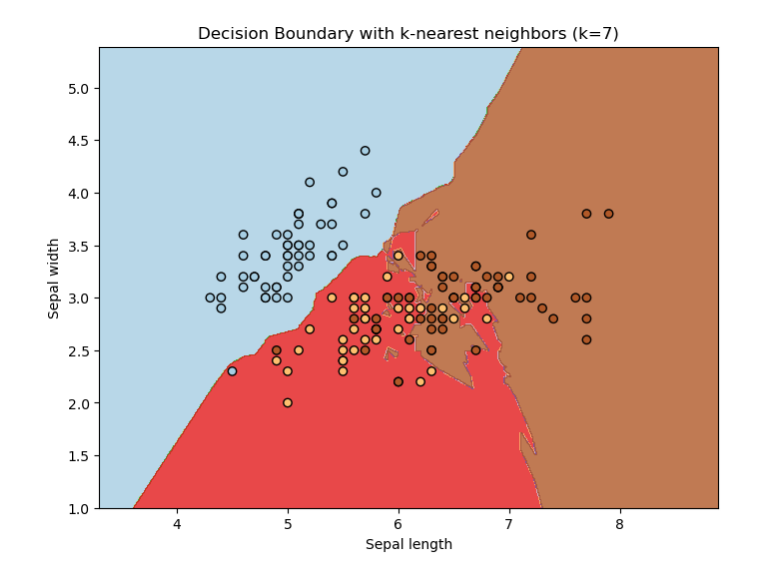
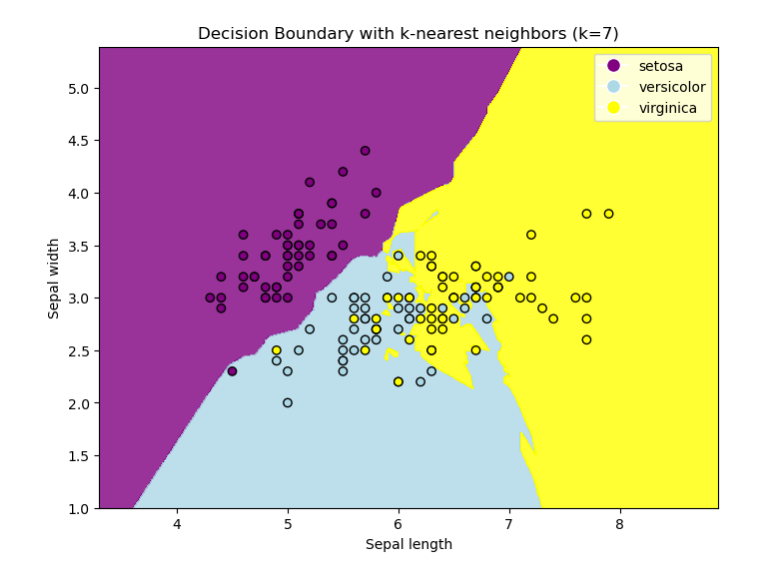
Before and after one commit to basselsuccar/CSC4444_HW2, a Jupyter notebook: CSC 4444-Assignment 2.ipynb, the cells around one changed output. Cells and saved outputs as stored; diff of their text form; code cells hidden in the pictures.

Commit message:
refactored plot

```diff
--- a/CSC 4444-Assignment 2.ipynb
+++ b/CSC 4444-Assignment 2.ipynb
@@ -1,32 +1,46 @@
 # %%
 import numpy as np
 import matplotlib.pyplot as plt
 from sklearn.datasets import load_iris
 from sklearn.neighbors import KNeighborsClassifier
+from matplotlib.colors import ListedColormap
 
 # Load Iris dataset
 iris = load_iris()
 X = iris.data[:, :2]  # Take the first two features for visualization
 y = iris.target
 
 # Fit k-nearest neighbors classifier
 knn = KNeighborsClassifier(n_neighbors=7)
 knn.fit(X, y)
 
 # Plot decision boundary
 x_min, x_max = X[:, 0].min() - 1, X[:, 0].max() + 1
 y_min, y_max = X[:, 1].min() - 1, X[:, 1].max() + 1
 xx, yy = np.meshgrid(np.arange(x_min, x_max, 0.01),
                      np.arange(y_min, y_max, 0.01))
 Z = knn.predict(np.c_[xx.ravel(), yy.ravel()])
 Z = Z.reshape(xx.shape)
 
+# Create a custom colormap for scatter plot
+cmap_scatter = ListedColormap(['purple', 'lightblue', 'yellow'])
+
 plt.figure(figsize=(8, 6))
-plt.contourf(xx, yy, Z, alpha=0.8, cmap=plt.cm.Paired)
-plt.scatter(X[:, 0], X[:, 1], c=y, cmap=plt.cm.Paired, edgecolors='k')
+
+# Plot decision boundary
+plt.contourf(xx, yy, Z, alpha=0.8, cmap=cmap_scatter)
+
+# Plot scatter points with colors based on class labels
+plt.scatter(X[:, 0], X[:, 1], c=y, cmap=cmap_scatter, edgecolors='k')
+
 plt.xlabel('Sepal length')
 plt.ylabel('Sepal width')
 plt.title('Decision Boundary with k-nearest neighbors (k=7)')
+
+# Create legend
+handles = [plt.Line2D([0], [0], marker='o', color='w', markersize=10, markerfacecolor=c, label=iris.target_names[i]) for i, c in enumerate(cmap_scatter.colors)]
+plt.legend(handles=handles)
+
 plt.show()
 # %% [output]
-[figure, old version]
+[figure, new version]
```
